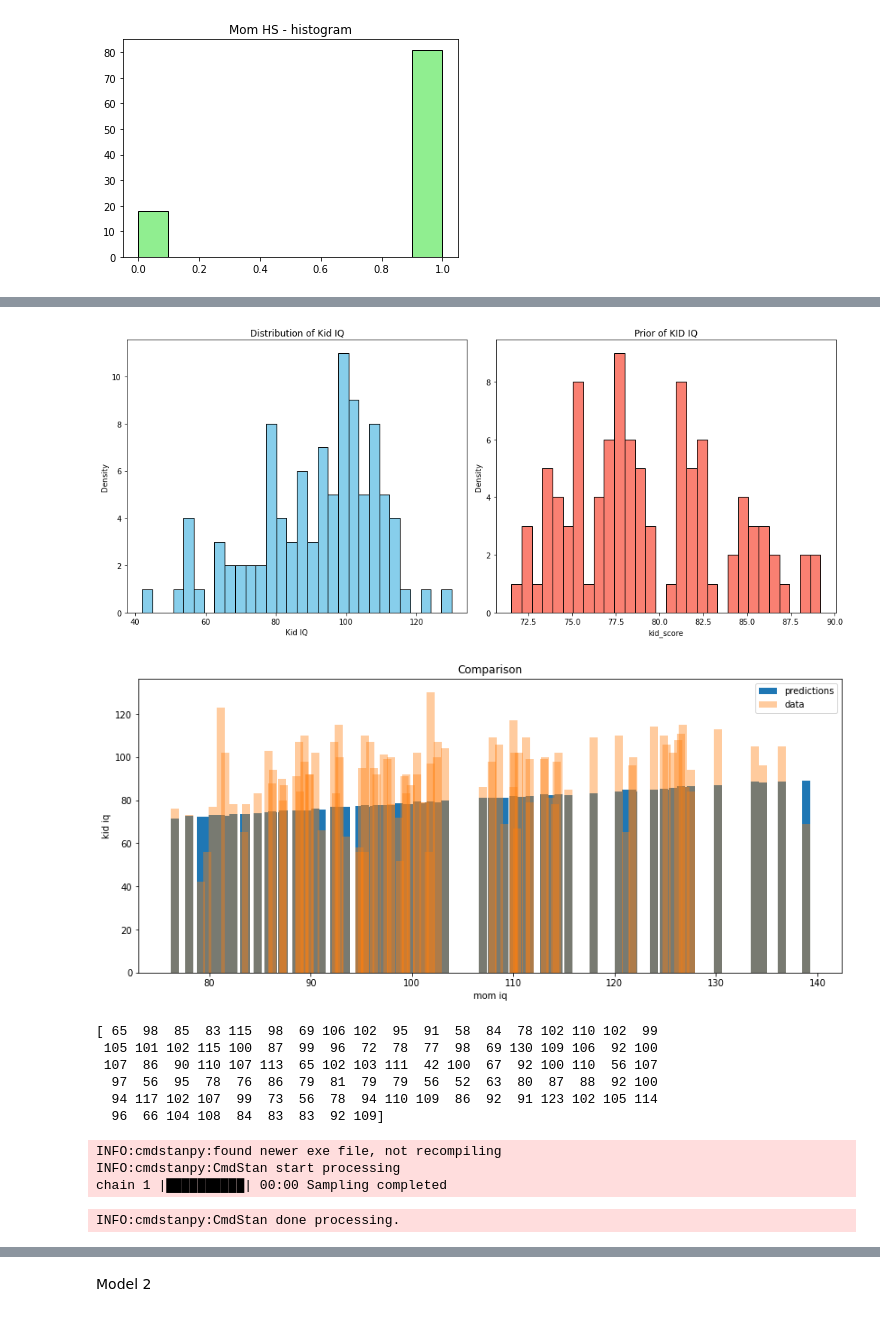
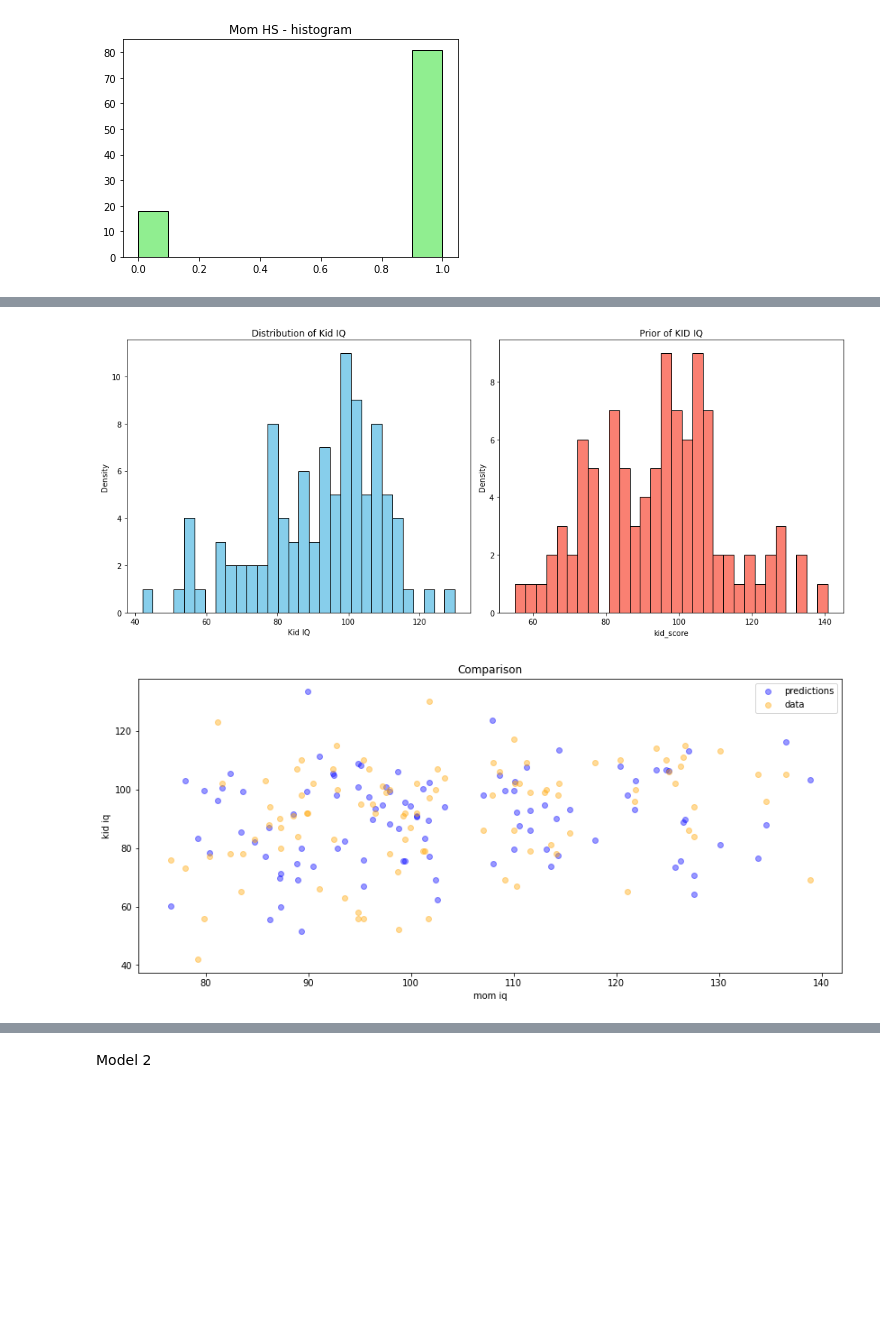
Before and after one commit to Sylwiam12/kidiq, a Jupyter notebook: kid_iq_FULL.ipynb, the cells around one changed output, grey strips where cells are left out. Drawn from its saved outputs; the diff is of its cells as text; code cells hidden in the pictures; blank space fills up the shorter version.

```diff
--- a/kid_iq_FULL.ipynb
+++ b/kid_iq_FULL.ipynb
@@ -75,14 +79,16 @@ plt.show()
 # %%
 from cmdstanpy import CmdStanModel
+
+mean_weight = df['mom_iq'].mean()
+df['c_mom_iq'] = df['mom_iq'] - mean_weight
+data_sim={'N':df.shape[0], 'mom_iq':np.linspace(df.c_mom_iq.min(),df.c_mom_iq.max(), num=df.shape[0])}
+
 R = 1000
 model_1=CmdStanModel(stan_file='prior1.stan')
 
-model_1_samp = model_1.sample(data = {'N': df.shape[0], 'mom_iq': df["mom_iq"].values},
-                     iter_sampling=R,
-                     iter_warmup=1,
-                     chains=1,
-                     fixed_param=True,
-                     seed=2904)
+model_1_samp = model_1.sample(data = data_sim,
+chains=4,
+seed=2904)
 # %% [output]
 INFO:cmdstanpy:found newer exe file, not recompiling
 INFO:cmdstanpy:CmdStan start processing
@@ -190,2 +144,21 @@ kid_score[99]  81.00  3.900  117.00  0.00  0.000  318.0  894.0   5808.0    1.0
 
 [103 rows x 9 columns]
+# %%
+alphas = model_1_samp.stan_variable('beta0')
+betas = model_1_samp.stan_variable('beta1')
+mean_weight = df['mom_iq'].mean()
+df['c_mom_iq'] = df['mom_iq'] - mean_weight
+data_sim={'N':df.shape[0], 'mom_iq':np.linspace(df.c_mom_iq.min(),df.c_mom_iq.max(),num=df.shape[0])}
+
+weight = data_sim['mom_iq']
+for alpha, beta in zip(alphas, betas):
+    plt.plot(weight, weight * beta + alpha)
+    plt.xlabel('weight')
+# Check consistency with minimum and maximum heights observed in nature
+min_height_observed = 0 # minimum observed height
+max_height_observed = 250 # maximum observed height
+plt.axhline(y=min_height_observed, color='red', linestyle='--', label='Min Height')
+plt.axhline(y=max_height_observed, color='green', linestyle='--', label='Max Height')
+# plt.ylim([-10, 270])
+plt.grid(True)
+plt.legend()
@@ -191,0 +179,6 @@ kid_score[99]  81.00  3.900  117.00  0.00  0.000  318.0  894.0   5808.0    1.0
+# %%
+# R = 1
+model=CmdStanModel(stan_file='model1_b.stan')
+
+model_1_fit = model.sample(data = {'N': df.shape[0], 'mom_iq': df.mom_iq.values, 'kid_score': df.kid_score.values},
+                     chains=4)
@@ -192,12 +272,12 @@ kid_score[99]  81.00  3.900  117.00  0.00  0.000  318.0  894.0   5808.0    1.0
 # %%
 fig, axs = plt.subplots(1, 2, figsize=(14, 6))
 
-axs[0].hist(df.kid_score.values, bins=30, color='skyblue', edgecolor='black')
+axs[0].hist(df.kid_score, bins=30, color='skyblue', edgecolor='black')
 axs[0].set_title('Distribution of Kid IQ')
 axs[0].set_xlabel('Kid IQ')
 axs[0].set_ylabel('Density')
 
-axs[1].hist(yields_pred_prior_means, bins=30, color='salmon', edgecolor='black')
+axs[1].hist(yields_pred_means[0], bins=30, color='salmon', edgecolor='black')
 axs[1].set_title('Prior of KID IQ')
 axs[1].set_xlabel('kid_score')
 axs[1].set_ylabel('Density')
@@ -205,36 +285,15 @@ axs[1].set_ylabel('Density')
 plt.tight_layout()
 plt.show()
 # %% [output]
-[figure, old version]
+[figure, new version]
 # %%
 plt.figure(figsize=(14,6))
-plt.bar(df.mom_iq.values,yields_pred_prior_means, label="predictions")
-plt.bar(df.mom_iq.values,df.kid_score.values, label="data", alpha =0.4)
+plt.scatter(df.mom_iq,yields_pred_means[1], label="predictions",alpha=0.4,color='blue')
+plt.scatter(df.mom_iq,df.kid_score, label="data", alpha =0.4,color='orange')
 plt.title("Comparison")
 plt.ylabel("kid iq")
 plt.xlabel("mom iq")
 plt.legend()
 plt.show()
 # %% [output]
-[figure, old version]
+[figure, new version]
-# %%
-print(df["kid_score"].values)
-# %% [output]
-[ 65  98  85  83 115  98  69 106 102  95  91  58  84  78 102 110 102  99
- 105 101 102 115 100  87  99  96  72  78  77  98  69 130 109 106  92 100
- 107  86  90 110 107 113  65 102 103 111  42 100  67  92 100 110  56 107
-  97  56  95  78  76  86  79  81  79  79  56  52  63  80  87  88  92 100
-  94 117 102 107  99  73  56  78  94 110 109  86  92  91 123 102 105 114
-  96  66 104 108  84  83  83  92 109]
-# %%
-R = 1
-model=CmdStanModel(stan_file='model1.stan')
-
-model_1_fit = model.sample(data = {'N': df.shape[0], 'mom_iq': df["mom_iq"].values, 'kid_score': df["kid_score"].values},
-                     iter_sampling=R,
-                     chains=1)
-# %% [output]
-INFO:cmdstanpy:found newer exe file, not recompiling
-INFO:cmdstanpy:CmdStan start processing
-chain 1 |██████████| 00:00 Sampling completed
-INFO:cmdstanpy:CmdStan done processing.
```
Also changed, not shown: parts of 50 cells of this notebook, 18 other files.
